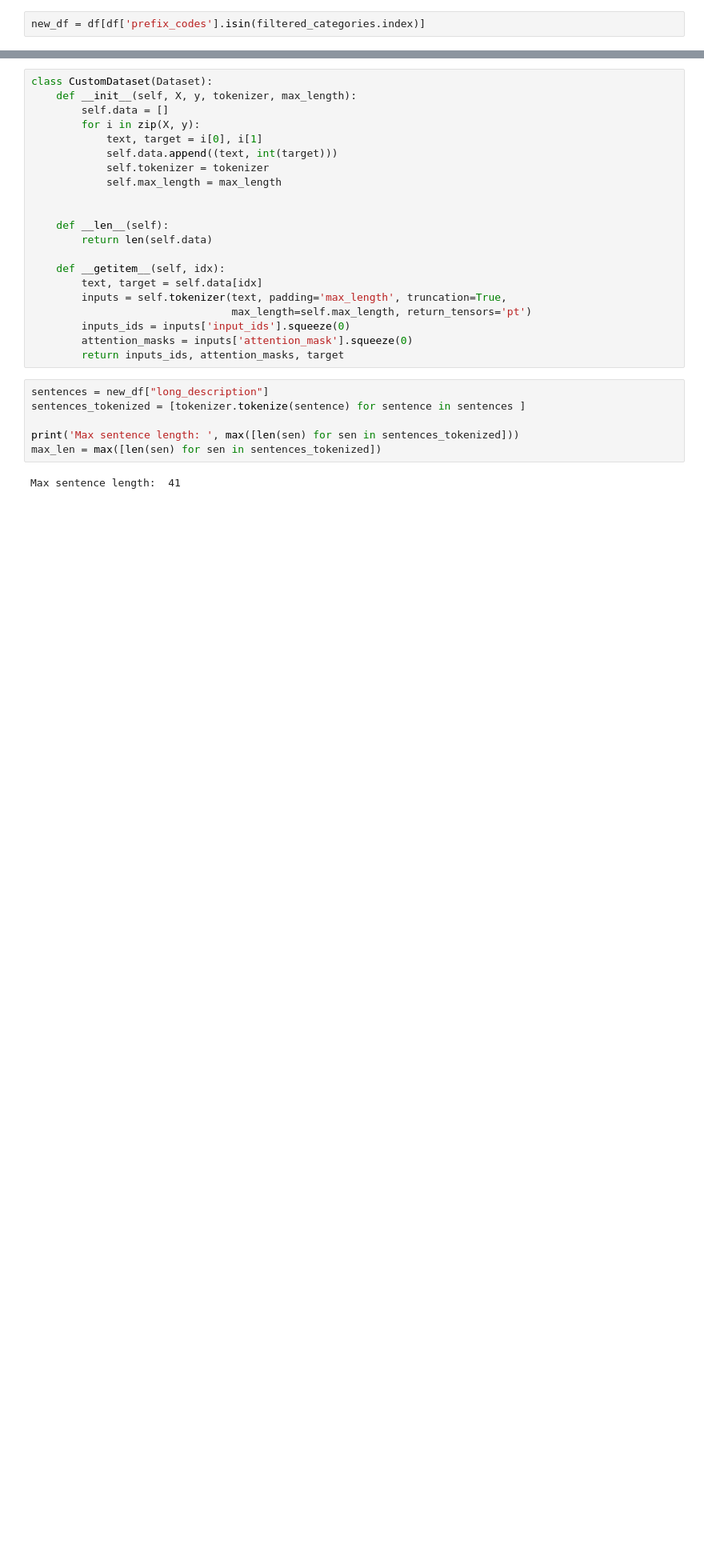
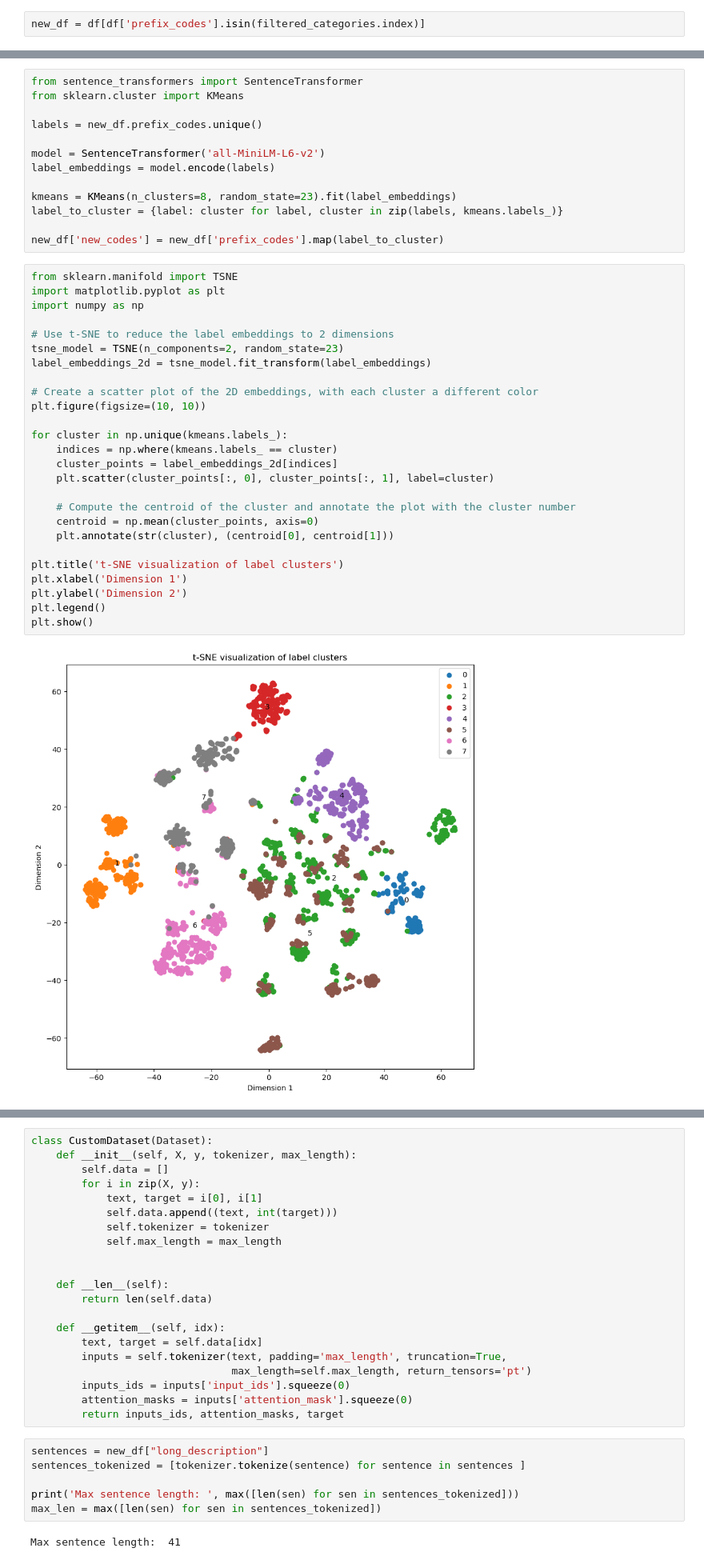
Before and after one commit to Nielspace/MedicalLM, a Jupyter notebook: medicallm.ipynb, the cells around one changed output, grey strips where cells are left out. Shown: that part at 80% size. Cells and saved outputs as stored; diff of their text form; blank space fills up the shorter version.

```diff
--- a/medicallm.ipynb
+++ b/medicallm.ipynb
@@ -82,0 +82,41 @@ caused by: ['/opt/conda/lib/python3.10/site-packages/tensorflow_io/python/ops/li
+# %%
+from sentence_transformers import SentenceTransformer
+from sklearn.cluster import KMeans
+
+labels = new_df.prefix_codes.unique()
+
+model = SentenceTransformer('all-MiniLM-L6-v2')
+label_embeddings = model.encode(labels)
+
+kmeans = KMeans(n_clusters=8, random_state=23).fit(label_embeddings)
+label_to_cluster = {label: cluster for label, cluster in zip(labels, kmeans.labels_)}
+
+new_df['new_codes'] = new_df['prefix_codes'].map(label_to_cluster)
+# %%
+from sklearn.manifold import TSNE
+import matplotlib.pyplot as plt
+import numpy as np
+
+# Use t-SNE to reduce the label embeddings to 2 dimensions
+tsne_model = TSNE(n_components=2, random_state=23)
+label_embeddings_2d = tsne_model.fit_transform(label_embeddings)
+
+# Create a scatter plot of the 2D embeddings, with each cluster a different color
+plt.figure(figsize=(10, 10))
+
+for cluster in np.unique(kmeans.labels_):
+    indices = np.where(kmeans.labels_ == cluster)
+    cluster_points = label_embeddings_2d[indices]
+    plt.scatter(cluster_points[:, 0], cluster_points[:, 1], label=cluster)
+
+    # Compute the centroid of the cluster and annotate the plot with the cluster number
+    centroid = np.mean(cluster_points, axis=0)
+    plt.annotate(str(cluster), (centroid[0], centroid[1]))
+
+plt.title('t-SNE visualization of label clusters')
+plt.xlabel('Dimension 1')
+plt.ylabel('Dimension 2')
+plt.legend()
+plt.show()
+# %% [output]
+[figure, added]
```
Also changed, not shown: parts of 31 cells of this notebook.
